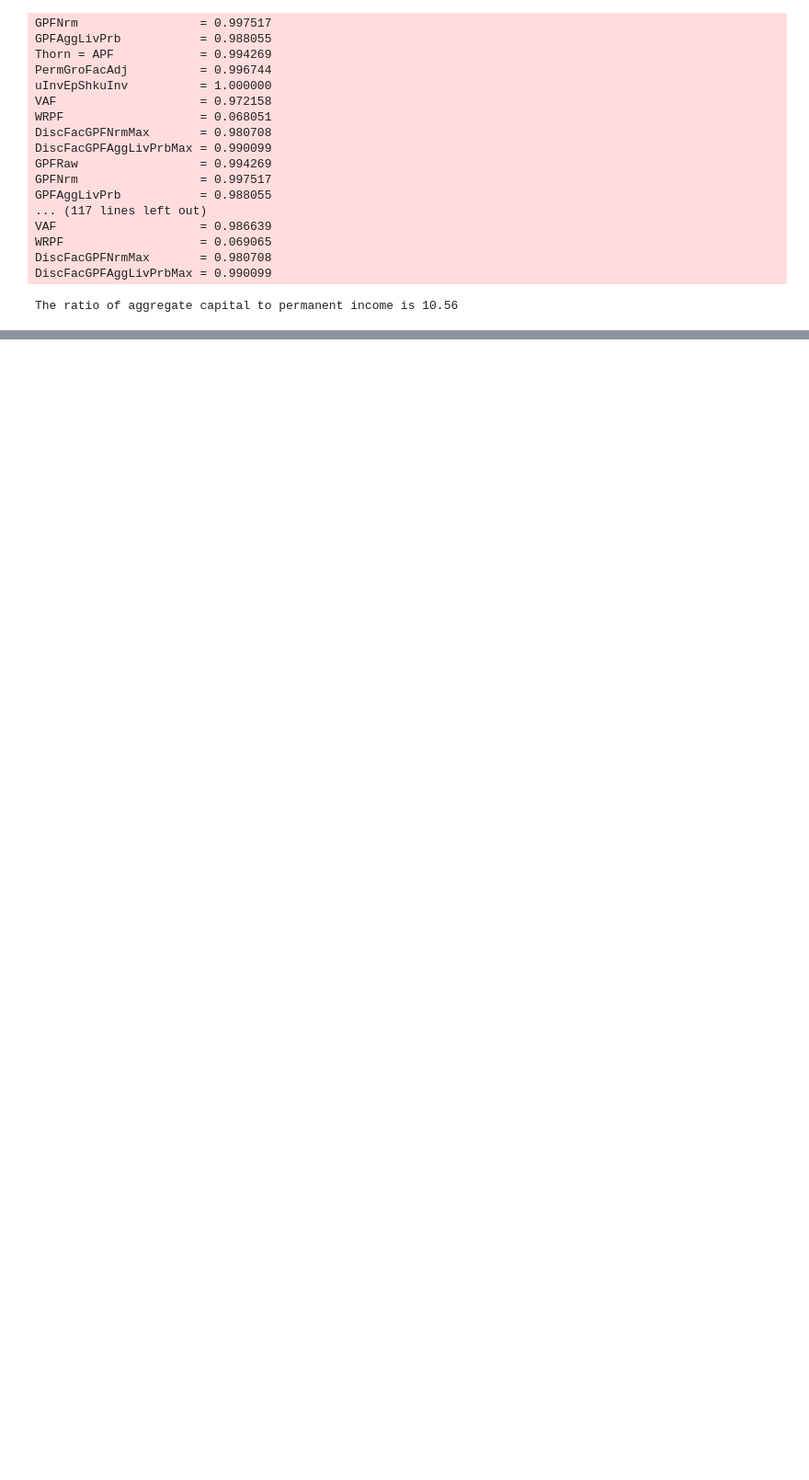
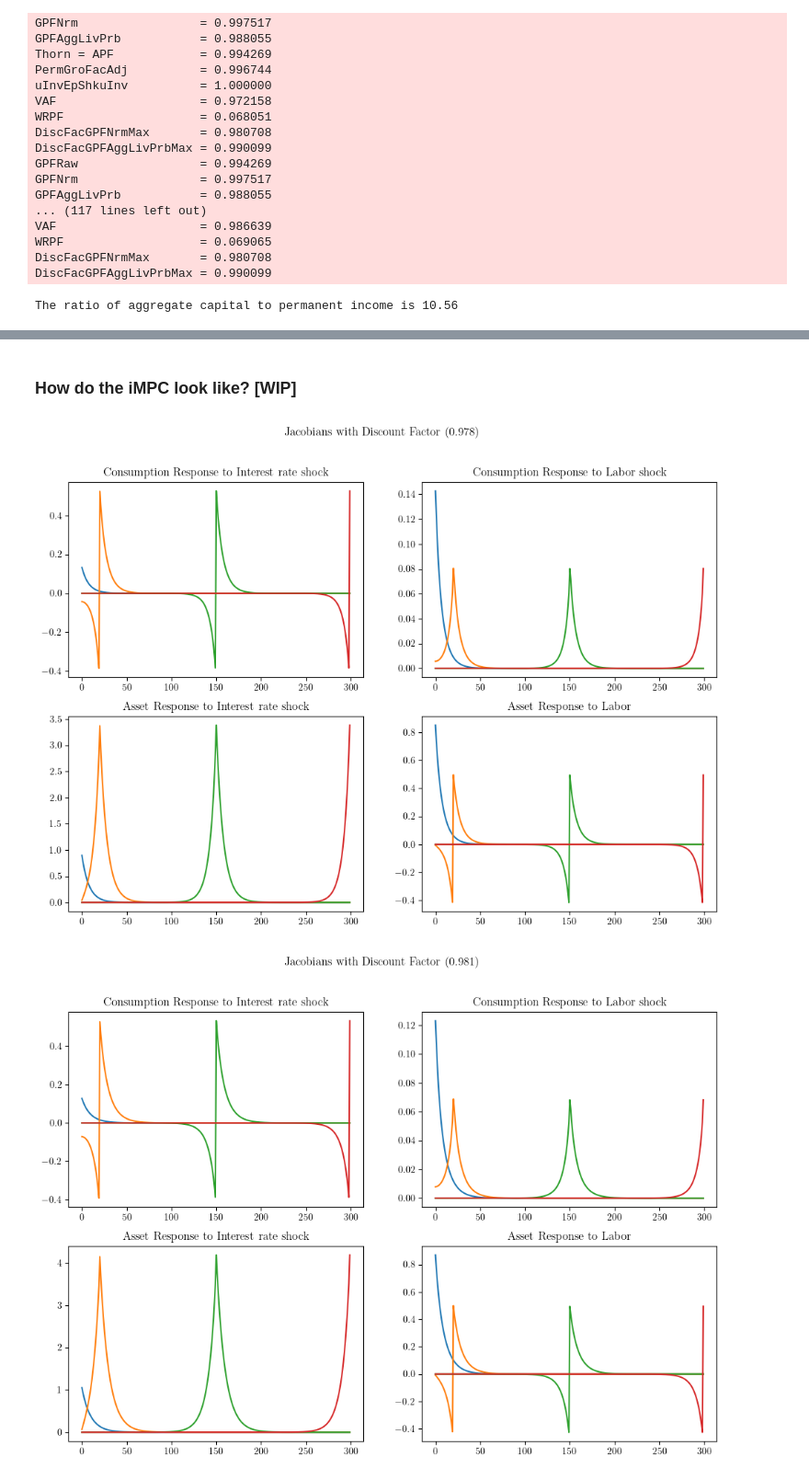
Before and after one commit to AMonninger/REMARK_IMF, a Jupyter notebook: code/python/03_Creating_realistic_aggregate_consumption_responses.ipynb, the cells around one changed output, grey strips where cells are left out. Shown at 92% size. Drawn from its saved outputs; the diff is of its cells as text; code cells hidden in the pictures; blank space fills up the shorter version.

```diff
--- a/code/python/03_Creating_realistic_aggregate_consumption_responses.ipynb
+++ b/code/python/03_Creating_realistic_aggregate_consumption_responses.ipynb
@@ -990,0 +365,39 @@ plot_MP(Mr_list, M_list, filename='sticky_exp', legend_list=legend_list)
+# %% [markdown]
+### How do the iMPC look like? [WIP]
+# %%
+### Compare Jacobians for each type
+for i in range(len(MyTypes)):
+    fig, axs = plt.subplots(2, 2, figsize=(12, 8))
+    # Consumption Response to Interest rate shock
+    axs[0, 0].plot(CJACR[i].T[0])
+    axs[0, 0].plot(CJACR[i].T[20])
+    axs[0, 0].plot(CJACR[i].T[150])
+    axs[0, 0].plot(CJACR[i].T[-1])
+    axs[0, 0].set_title("Consumption Response to Interest rate shock")
+
+    # Consumption Response to Labor shock
+    axs[0, 1].plot(CJACZ[i].T[0])
+    axs[0, 1].plot(CJACZ[i].T[20])
+    axs[0, 1].plot(CJACZ[i].T[150])
+    axs[0, 1].plot(CJACZ[i].T[-1])
+    axs[0, 1].set_title("Consumption Response to Labor shock")
+
+    # Asset Response to Interest rate shock
+    axs[1, 0].plot(AJACR[i].T[0])
+    axs[1, 0].plot(AJACR[i].T[20])
+    axs[1, 0].plot(AJACR[i].T[150])
+    axs[1, 0].plot(AJACR[i].T[-1])
+    axs[1, 0].set_title("Asset Response to Interest rate shock")
+
+    # Asset Response to Labor
+    axs[1, 1].plot(AJACZ[i].T[0])
+    axs[1, 1].plot(AJACZ[i].T[20])
+    axs[1, 1].plot(AJACZ[i].T[150])
+    axs[1, 1].plot(AJACZ[i].T[-1])
+    axs[1, 1].set_title("Asset Response to Labor")
+
+    fig.suptitle("Jacobians with Discount Factor ({:.3f})".format(DiscFac_dstn[i]))
+    plt.show()
+# %% [output]
+[figure, added]
+[figure, added]
```
Also changed, not shown: parts of 80 cells of this notebook, 15 other files.
